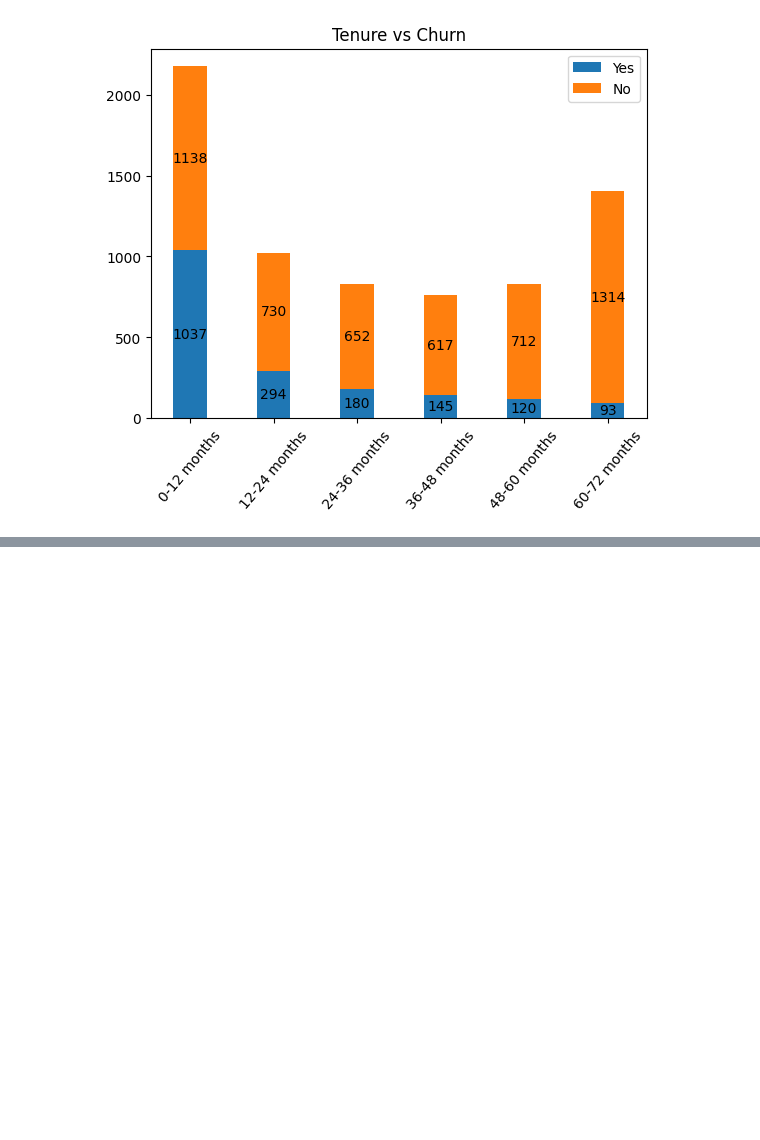
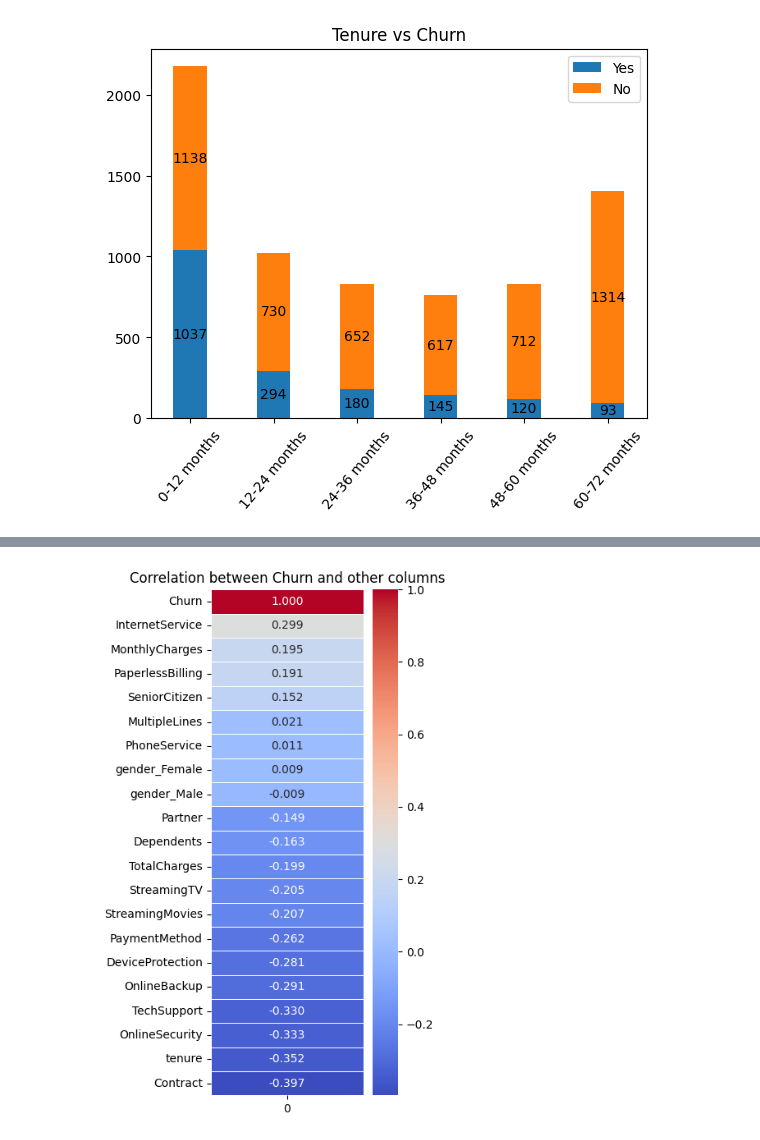
Before and after one commit to UZOKMUROD/telco-churn, a Jupyter notebook: notebooks/eda.ipynb, the cells around one changed output, grey strips where cells are left out. Drawn from its saved outputs; the diff is of its cells as text; code cells hidden in the pictures; blank space fills up the shorter version.

```diff
--- a/notebooks/eda.ipynb
+++ b/notebooks/eda.ipynb
@@ -291,0 +316,3 @@ plt.show()
+# %%
+df.drop_duplicates(inplace=True)
+df.duplicated().sum()
@@ -291,0 +341,3 @@ plt.show()
+# %%
+df["TotalCharges"] = df["TotalCharges"].ffill()
+df.isna().sum()
@@ -291,0 +398,29 @@ plt.show()
+# %%
+from sklearn.preprocessing import LabelEncoder
+le = LabelEncoder()
+
+columns = ['SeniorCitizen',	'Partner',	'Dependents', 'PhoneService',]
+def encoder(data):
+    df=pd.get_dummies(data, columns=['gender'])
+    for col in columns:
+        df[col] = le.fit_transform(df[col])
+    return [df, df.select_dtypes(include = 'object').columns]
+
+def uniques(df, columns):
+    for col in columns:
+        uniques_v = df[col].unique()
+        values = []
+        i = 2
+        for u in uniques_v:
+            if u == "Yes":
+                values.append(1)
+            elif u == 'No':
+                values.append(0)
+            else:
+                values.append(i)
+                i+=1
+        print(values)
+        df[col] = df[col].replace(uniques_v, values)
+    return pd.DataFrame(df)
+
+df_t = uniques(encoder(df)[0], encoder(df)[1])
@@ -291,0 +456,8 @@ plt.show()
+# %%
+df_churn_corr = pd.DataFrame(df_t.corrwith(df_t['Churn'], numeric_only=True).sort_values(ascending=False))
+plt.figure(figsize = (3, 8))
+sns.heatmap(df_churn_corr, annot=True, cmap="coolwarm", fmt='.3f', linewidths=0.5, linecolor="white")
+plt.title('Correlation between Churn and other columns')
+plt.show()
+# %% [output]
+[figure, added]
```
Also changed, not shown: parts of 11 cells of this notebook, 5 other files.
